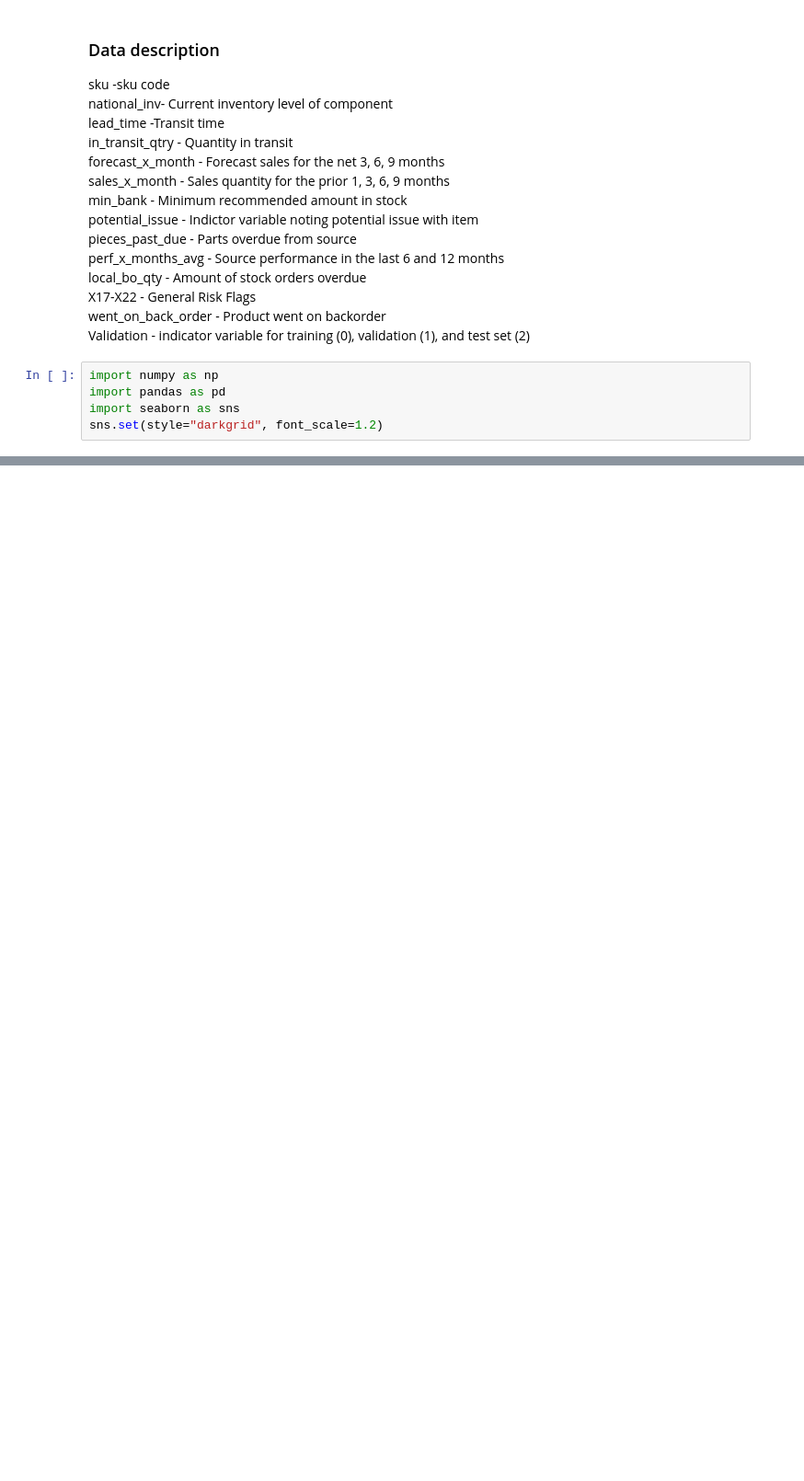
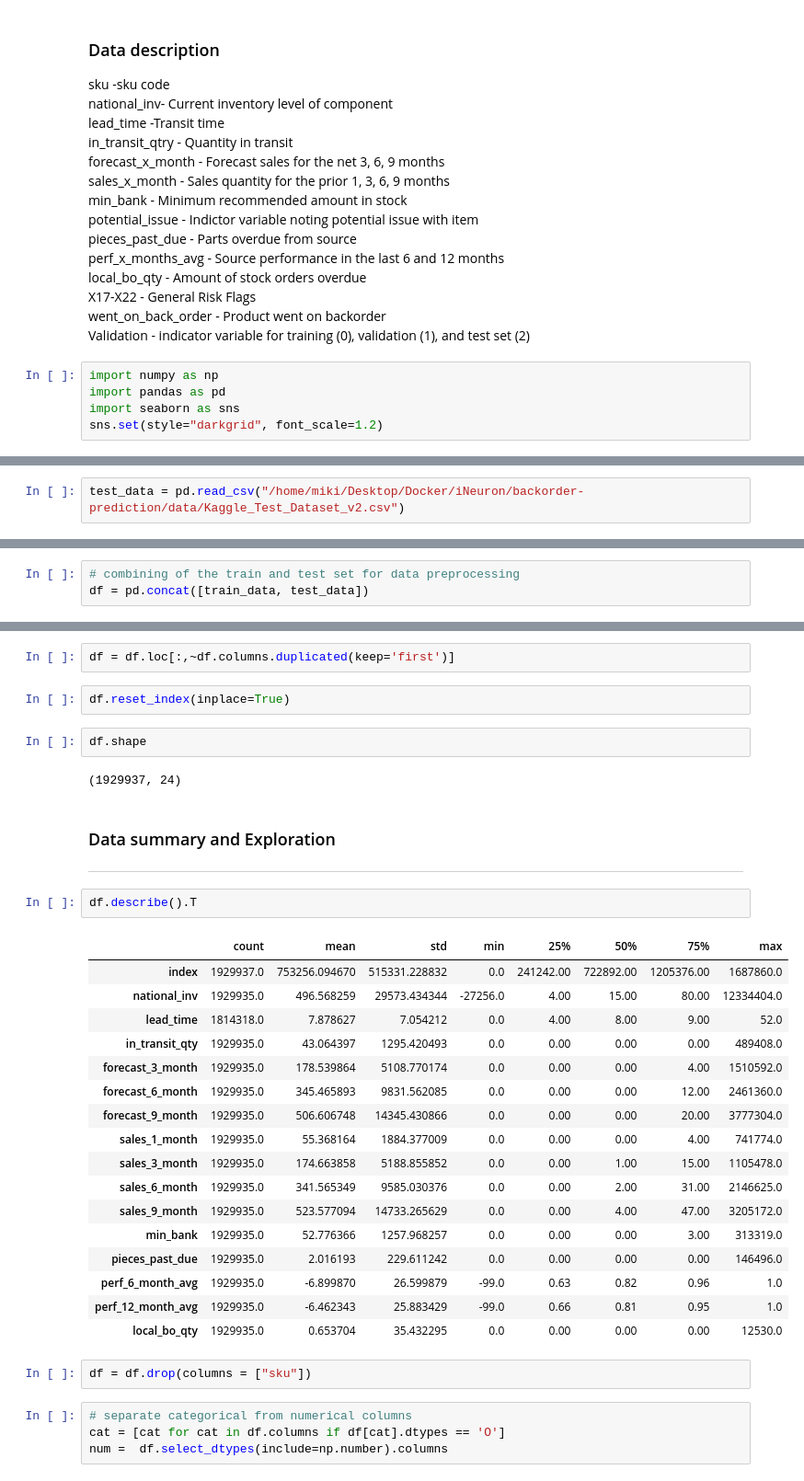
Before and after one commit to Michael-yousuf123/backorder-prediction, a Jupyter notebook: notebook/exploration.ipynb, the cells around one changed output, grey strips where cells are left out. Shown at 92% size. Drawn from its saved outputs; the diff is of its cells as text; blank space fills up the shorter version.

```diff
--- a/notebook/exploration.ipynb
+++ b/notebook/exploration.ipynb
@@ -29,0 +42,2 @@ data = pd.read_csv("/home/miki/Desktop/Docker/iNeuron/backorder-prediction/datas
+# %%
+test_data = pd.read_csv("/home/miki/Desktop/Docker/iNeuron/backorder-prediction/data/Kaggle_Test_Dataset_v2.csv")
@@ -29,0 +54,3 @@ data = pd.read_csv("/home/miki/Desktop/Docker/iNeuron/backorder-prediction/datas
+# %%
+# combining of the train and test set for data preprocessing
+df = pd.concat([train_data, test_data])
@@ -29,0 +147,37 @@ data = pd.read_csv("/home/miki/Desktop/Docker/iNeuron/backorder-prediction/datas
+# %%
+df = df.loc[:,~df.columns.duplicated(keep='first')]
+# %%
+df.reset_index(inplace=True)
+# %%
+df.shape
+# %% [output]
+(1929937, 24)
+# %% [markdown]
+### Data summary and Exploration
+---
+# %%
+df.describe().T
+# %% [output]
+|  | count | mean | std | min | 25% | 50% | 75% | max |
+| index | 1929937.0 | 753256.094670 | 515331.228832 | 0.0 | 241242.00 | 722892.00 | 1205376.00 | 1687860.0 |
+| national_inv | 1929935.0 | 496.568259 | 29573.434344 | -27256.0 | 4.00 | 15.00 | 80.00 | 12334404.0 |
+| lead_time | 1814318.0 | 7.878627 | 7.054212 | 0.0 | 4.00 | 8.00 | 9.00 | 52.0 |
+| in_transit_qty | 1929935.0 | 43.064397 | 1295.420493 | 0.0 | 0.00 | 0.00 | 0.00 | 489408.0 |
+| forecast_3_month | 1929935.0 | 178.539864 | 5108.770174 | 0.0 | 0.00 | 0.00 | 4.00 | 1510592.0 |
+| forecast_6_month | 1929935.0 | 345.465893 | 9831.562085 | 0.0 | 0.00 | 0.00 | 12.00 | 2461360.0 |
+| forecast_9_month | 1929935.0 | 506.606748 | 14345.430866 | 0.0 | 0.00 | 0.00 | 20.00 | 3777304.0 |
+| sales_1_month | 1929935.0 | 55.368164 | 1884.377009 | 0.0 | 0.00 | 0.00 | 4.00 | 741774.0 |
+| sales_3_month | 1929935.0 | 174.663858 | 5188.855852 | 0.0 | 0.00 | 1.00 | 15.00 | 1105478.0 |
+| sales_6_month | 1929935.0 | 341.565349 | 9585.030376 | 0.0 | 0.00 | 2.00 | 31.00 | 2146625.0 |
+| sales_9_month | 1929935.0 | 523.577094 | 14733.265629 | 0.0 | 0.00 | 4.00 | 47.00 | 3205172.0 |
+| min_bank | 1929935.0 | 52.776366 | 1257.968257 | 0.0 | 0.00 | 0.00 | 3.00 | 313319.0 |
+| pieces_past_due | 1929935.0 | 2.016193 | 229.611242 | 0.0 | 0.00 | 0.00 | 0.00 | 146496.0 |
+| perf_6_month_avg | 1929935.0 | -6.899870 | 26.599879 | -99.0 | 0.63 | 0.82 | 0.96 | 1.0 |
+| perf_12_month_avg | 1929935.0 | -6.462343 | 25.883429 | -99.0 | 0.66 | 0.81 | 0.95 | 1.0 |
+| local_bo_qty | 1929935.0 | 0.653704 | 35.432295 | 0.0 | 0.00 | 0.00 | 0.00 | 12530.0 |
+# %%
+df = df.drop(columns = ["sku"])
+# %%
+# separate categorical from numerical columns
+cat = [cat for cat in df.columns if df[cat].dtypes == 'O']
+num =  df.select_dtypes(include=np.number).columns
```
Also changed, not shown: parts of 14 cells of this notebook, 1 other file.
